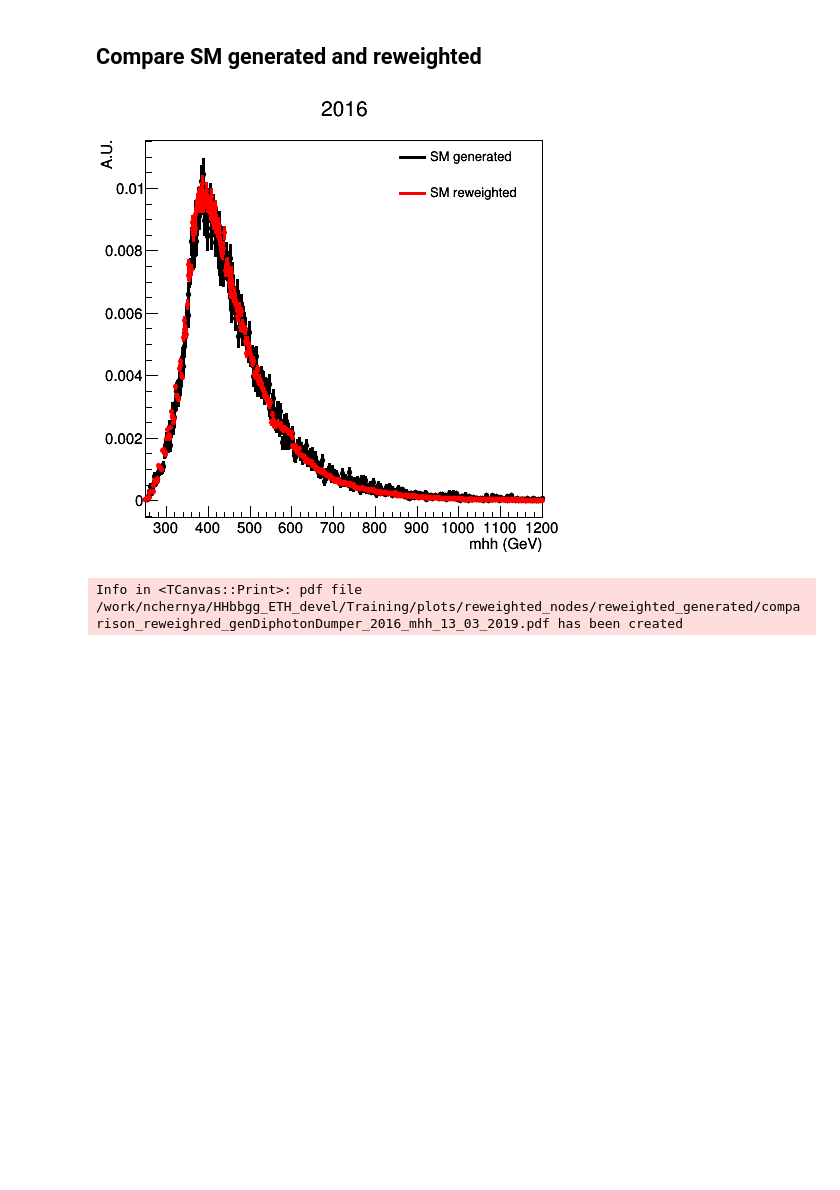
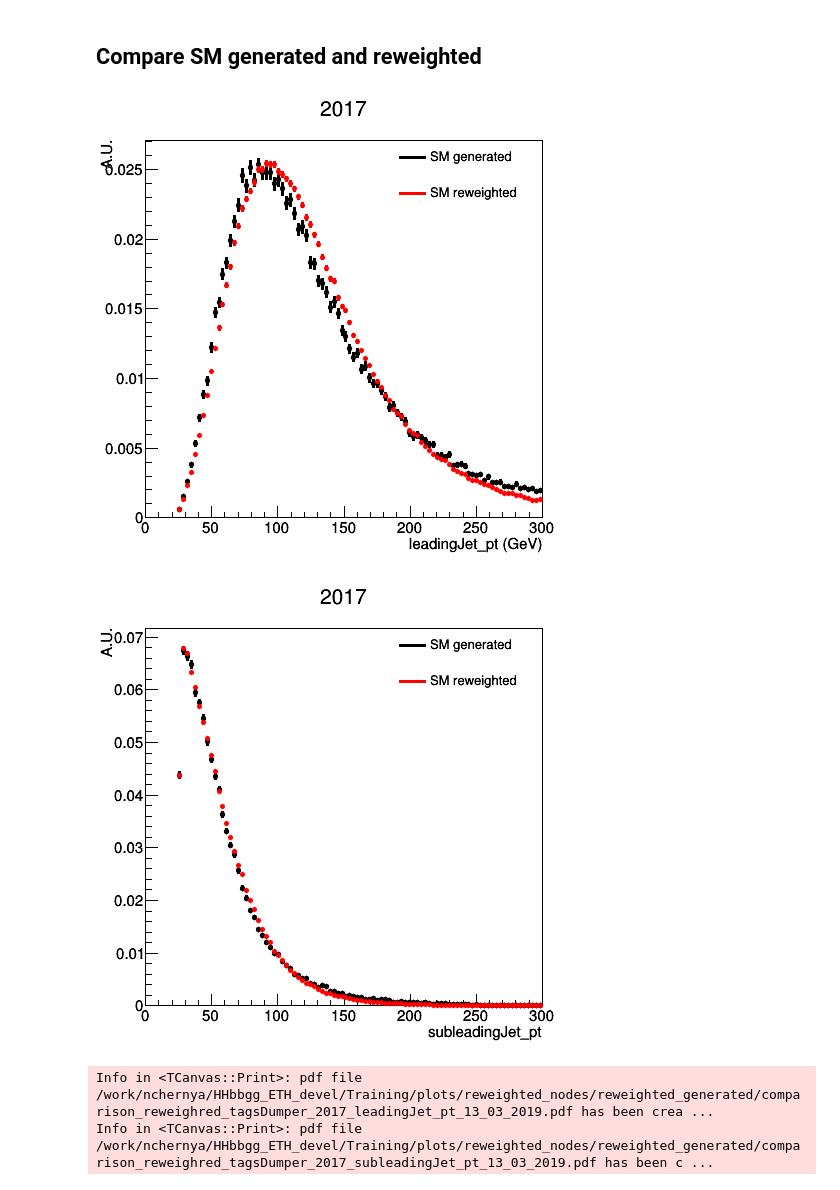
Before and after one commit to chernyavskaya/HHbbgg_ETH, a Jupyter notebook: Training/notebooks/makeHHreweightingHist.ipynb, the cells around one changed output. Cells and saved outputs as stored; diff of their text form; code cells hidden in the pictures; blank space fills up the shorter version.

```diff
--- a/Training/notebooks/makeHHreweightingHist.ipynb
+++ b/Training/notebooks/makeHHreweightingHist.ipynb
@@ -63,3 +50,20 @@ chainsGen = []
+# %%
+#year = '2016'
+year = '2017'
+if year=='2017':
+    file_dir = '/shome/nchernya/HHbbgg_ETH_devel/root_files/ntuples_2017_20191303/'
+    name='GluGluToHHTo2B2G_12nodes_13TeV_madgraph_correctedcfg_13TeV'
+    inname = 'output_GluGluToHHTo2B2G_12nodes_13TeV-madgraph_2017'
+if year=='2016':
+    file_dir = '/shome/nchernya/HHbbgg_ETH_devel/root_files/ntuples_2016_20191303/'
+    name='GluGluToHHTo2B2G_12nodes_13TeV_madgraph_13TeV'
+    inname = 'output_GluGluToHHTo2B2G_12nodes_13TeV-madgraph_2016'
+out_dir = file_dir
+
+
+outname = inname+'_%s'%('merged')
+inname +='.root'
+outname+='.root'
 # %%
 out = TFile(out_dir+outname,'recreate')
 gen_events_per_node = []
@@ -191,9 +350,8 @@ infile_2016 = '/work/nchernya/CMSSW_9_4_9/src/flashgg/output_trees_nottH_nodeswi
 infile_2017 = '/work/nchernya/CMSSW_9_4_9/src/flashgg/output_trees_nottH_nodeswithSM2017_11_03_2019/output_GluGluToHHTo2B2G_12nodes_13TeV-madgraph_correctedcfg.root'   #2017 nodes
 
 #SMfile_2016 = '/work/nchernya/CMSSW_9_4_9/src/flashgg/output_trees_nottH_properSM2016_11_03_2019/output_GluGluToHHTo2B2G_node_SM_13TeV-madgraph.root'
-SMfile_2016 = '/work/nchernya/HHbbgg_ETH_devel/root_files/ntuples_2016_20181210/output_GluGluToHHTo2B2G_node_SM_13TeV-madgraph.root'
-
-SMfile_2017 = '/work/nchernya/CMSSW_9_4_9/src/flashgg//output_GluGluToHHTo2B2G_node_SM_13TeV-madgraph_preliminary2017.root'
+SMfile_2016 = '/work/nchernya/CMSSW_9_4_9/src/flashgg/output_trees_nottH_properSM2016GEN_11_03_2019/output_GluGluToHHTo2B2G_node_SM_13TeV-madgraph.root'
+SMfile_2017 = '/work/nchernya/CMSSW_9_4_9/src/flashgg/output_trees_nottH_properSM2017_11_03_2019/output_GluGluToHHTo2B2G_node_SM_13TeV-madgraph.root'
 #SMfile_2017 = '/work/nchernya/HHbbgg_ETH_devel/root_files/ntuples_2017_20181210/output_GluGluToHHTo2B2G_node_SM_13TeV-madgraph.root'
 
 plot_dir = '/work/nchernya/HHbbgg_ETH_devel/Training/plots/reweighted_nodes/reweighted_generated/'
@@ -212,9 +370,13 @@ distributions = ['mhh']
 units = [' (GeV)','','',' (GeV)']
 ranges = [[500,250,1200],[100,0,3],[100,0,2],[500,0,1200]]
 
-#genreco ='tagsDumper'
-genreco = 'genDiphotonDumper'
-for year in [2016]:
+distributions = ['leadingJet_pt','subleadingJet_pt']
+ranges = [[100,0,300],[100,0,300]]
+
+
+genreco ='tagsDumper'
+#genreco = 'genDiphotonDumper'
+for year in [2017]:
 #for year in [2016,2017]:
 
     if year==2016 :
@@ -236,7 +398,7 @@ for year in [2016]:
         hist_nodes.SetLineColor(2)
         hist_nodes.SetMarkerColor(2)
         tree.Draw("%s>>hist_nodes_%d_%s"%(distr,year,distr),"weight*benchmark_reweight_SM")
-        treeGen.Draw("%s>>+hist_nodes_%d_%s"%(distr,year,distr),"weight*benchmark_reweight_SM")
+       # treeGen.Draw("%s>>+hist_nodes_%d_%s"%(distr,year,distr),"weight*benchmark_reweight_SM")
         hist_nodes.Scale(1./hist_nodes.Integral())
         hists_list.append(hist_nodes)
 
@@ -247,36 +409,38 @@ for year in [2016]:
         hist.SetLineColor(2)
         hist.SetMarkerColor(2)
         treeSM.Draw("%s>>hist_SM_%d_%s"%(distr,year,distr),"weight")
-        treeSMGen.Draw("%s>>+hist_SM_%d_%s"%(distr,year,distr),"weight")
+       # treeSMGen.Draw("%s>>+hist_SM_%d_%s"%(distr,year,distr),"weight")
 
 
         hist.Scale(1./hist.Integral())
         hist.SetLineColor(1)
         hist.SetMarkerColor(1)
 
         hist.SetTitle('%d'%year)
         hist.GetYaxis().SetTitle('A.U.')
         hist.GetYaxis().SetTitleOffset(1.4)
         hist.GetXaxis().SetTitle(distr +units[num])
         ROOT.gStyle.SetOptTitle(1)
         ROOT.gStyle.SetOptStat(0)
         leg = TLegend(0.6,0.75,0.9,0.9)
         leg.AddEntry(hist,"SM generated" ,"L")
         leg.AddEntry(hist_nodes,"SM reweighted" ,"L")
         leg.SetFillStyle(-1)
         leg.SetBorderSize(0)
         leg.SetTextFont(42)
         leg.SetTextSize(0.03)
         leg.Draw()
 
 
         hist.Draw("APsame")
         hists_list.append(hist)
         hist_nodes.Draw("same")
         hists_list.append(hist_nodes)
 
         c.Draw()
         c.SaveAs(plot_dir+'comparison_reweighred_%s_%d_%s_'%(genreco,year,distr)+date+'.pdf')
 # %% [output]
-[figure, old version]
+[figure, new version]
+[figure, added]
-Info in <TCanvas::Print>: pdf file /work/nchernya/HHbbgg_ETH_devel/Training/plots/reweighted_nodes/reweighted_generated/comparison_reweighred_genDiphotonDumper_2016_mhh_13_03_2019.pdf has been created
+Info in <TCanvas::Print>: pdf file /work/nchernya/HHbbgg_ETH_devel/Training/plots/reweighted_nodes/reweighted_generated/comparison_reweighred_tagsDumper_2017_leadingJet_pt_13_03_2019.pdf has been crea ...
+Info in <TCanvas::Print>: pdf file /work/nchernya/HHbbgg_ETH_devel/Training/plots/reweighted_nodes/reweighted_generated/comparison_reweighred_tagsDumper_2017_subleadingJet_pt_13_03_2019.pdf has been c ...
```
Also changed, not shown: parts of 14 cells of this notebook, 4 other files.
